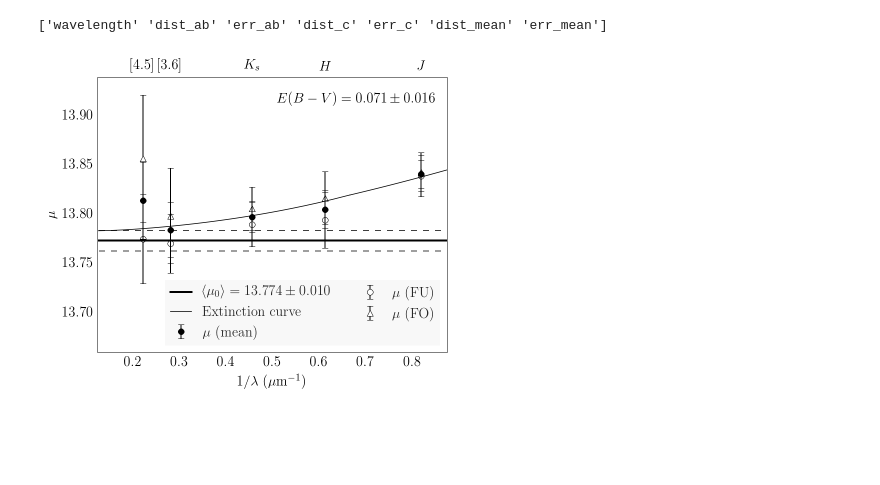
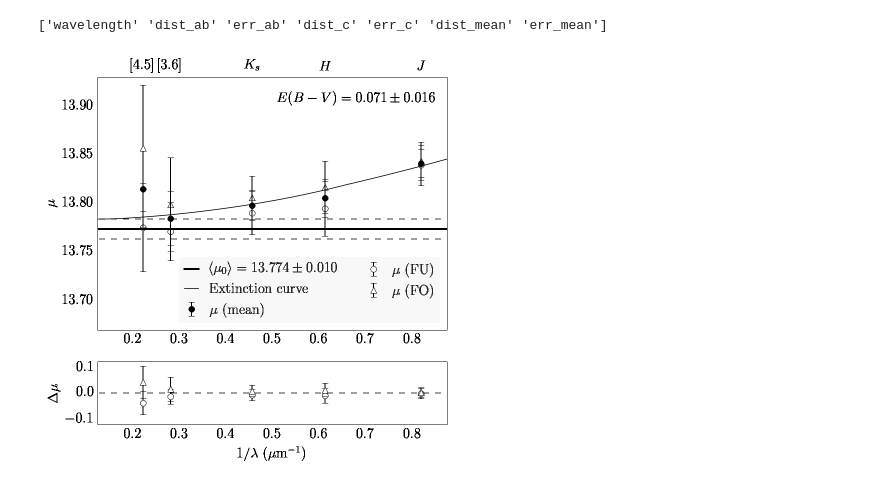
Before and after one commit to vickyscowcroft/omegaCen, a Jupyter notebook: reworked_fitting_code/distance_plot_m4.ipynb, the cells around one changed output. Cells and saved outputs as stored; diff of their text form; code cells hidden in the pictures; blank space fills up the shorter version.

Commit message:
Make some more plots

```diff
--- a/reworked_fitting_code/distance_plot_m4.ipynb
+++ b/reworked_fitting_code/distance_plot_m4.ipynb
@@ -32,38 +32,49 @@ Ak = ccm_nearir(2.164,Rv)
 nearir_y = ccm_nearir(nearir_x,Rv) * Av + dist
 midir_y = indebetouw_ir(midir_x) * Ak * Av + dist
 # %%
-fig = plt.figure(figsize=(6,5))
-ax = fig.add_subplot(1,1,1)
-# add second axis object for wavelength labels
+fig = plt.figure(figsize=(6,6))
+ax1 = plt.subplot2grid((4,1), (3, 0))
+ax = plt.subplot2grid((4,1), (0, 0), rowspan=3, sharex=ax1)
+# add shadow axis object for wavelength labels
 ax2 = ax.twiny()
 # make line for distance modulus
 x = np.linspace(0.05,0.95,10)
 y = x * 0 + dist
 # plot the things
 ax.errorbar(1/dist_df.wavelength, dist_df.dist_mean, yerr=dist_df.err_mean,
             color='k', mfc='k', fmt='o', label=r'$\mu$ (mean)', zorder=10)
 ax.errorbar(1/dist_df.wavelength, dist_df.dist_ab, yerr=dist_df.err_ab,
             color='k', mfc='w', fmt='o', label=r'$\mu$ (FU)', zorder=0)
 ax.errorbar(1/dist_df.wavelength, dist_df.dist_c, yerr=dist_df.err_c,
             color='k', mfc='w', fmt='^', label=r'$\mu$ (FO)', zorder=0)
 ppl.plot(ax, x, y, 'k-', lw=2, label=r'$\langle\mu_0\rangle = {:.3f}\pm{:.3f}$'.format(dist,dist_err))
 ppl.plot(ax, x, y + dist_err, 'k--')
 ppl.plot(ax, x, y - dist_err, 'k--')
 ppl.plot(ax, 1/nearir_x, nearir_y, 'k-', label='Extinction curve')
 ppl.plot(ax, 1/midir_x, midir_y, 'k-')
-ppl.legend(ax, loc=4, prop={'size':14}, numpoints=1, handlelength=1.5, ncol=2)
-ax.set_xlim(0.125,0.875)
+ppl.legend(ax, loc=4, prop={'size':14}, numpoints=1, handlelength=1, ncol=2)
+#ax.set_xlim(0.125,0.875)
+ax1.set_xlim(0.125,0.875)
+ax1.errorbar(1/dist_df.wavelength, dist_df.dist_ab - dist_df.dist_mean, yerr=dist_df.err_ab,
+             color='k', mfc='w', fmt='o', label='FU - mean')
+ax1.errorbar(1/dist_df.wavelength, dist_df.dist_c - dist_df.dist_mean, yerr=dist_df.err_c,
+             color='k', mfc='w', fmt='^', label='FO - mean')
+ppl.plot(ax1, x, y - dist, 'k--')
+# ppl.legend(ax1, loc=4, prop={'size':14}, numpoints=1, handlelength=1.5, ncol=2)
 ax2.set_xlim(ax.get_xlim()[0], ax.get_xlim()[1])
 ax2.xaxis.set_ticks_position('none')
 # set top tick labels to bandpasses
 ax2.set_xticks(1/dist_df.wavelength)
 ax2.set_xticklabels(['$J$', '$H$',  '$K_s$', '[3.6]', '[4.5]'])
-ax.set_ylim(13.66,13.94)
+ax.set_ylim(13.67,13.93)
 ax.text(ax.get_xlim()[1]-0.025,ax.get_ylim()[1]-0.015,
         '$E(B-V) = {:.3f} \pm {:.3f}$'.format(Av/3.1,Av_err/3.1), ha='right',va='top')
-ax.set_xlabel(r'$1/\lambda\ (\mu\mathrm{m}^{-1})$')
+ax1.set_xlabel(r'$1/\lambda\ (\mu\mathrm{m}^{-1})$')
 ax.set_ylabel(r'$\mu$')
+ax1.set_ylim(-0.125,0.125)
+ax1.set_yticks([-0.1,0,0.1])
+ax1.set_ylabel(r'$\Delta\mu$')
 fig.tight_layout()
-fig.savefig('final_plots/multiwavelength_distance_m4_abc.pdf', dpi=300)
+#fig.savefig('final_plots/multiwavelength_distance_m4_abc.pdf', dpi=300)
 # %% [output]
-[figure, old version]
+[figure, new version]
```
Also changed, not shown: 11 other files.
